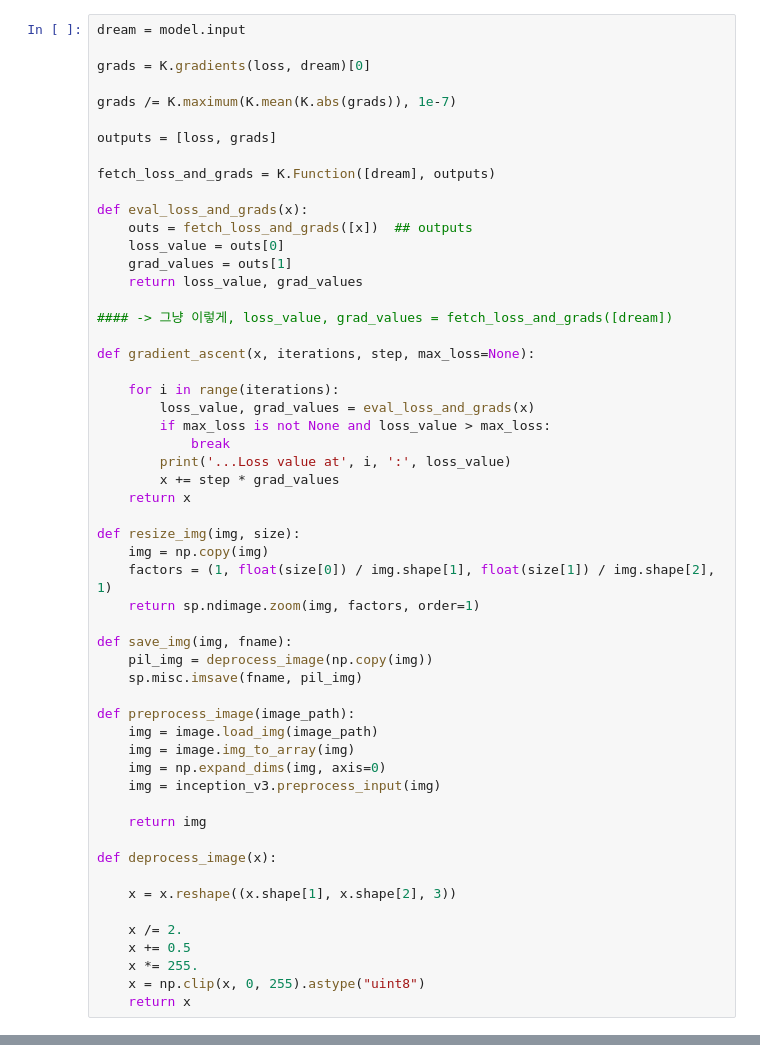
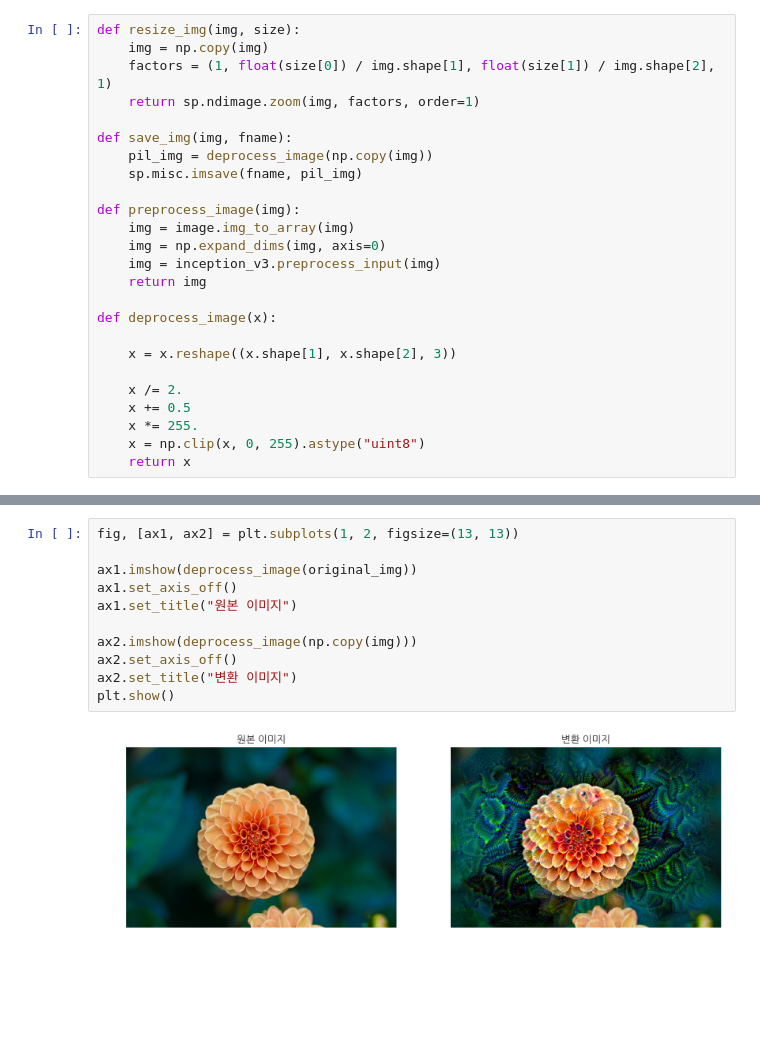
Before and after one commit to minus31/DeepDream_Keras, a Jupyter notebook: DeepDream_keras.ipynb, the cells around one changed output, grey strips where cells are left out. Saved outputs shown, nothing was run; the diff lists cells and outputs as text; blank space fills up the shorter version.

```diff
--- a/DeepDream_keras.ipynb
+++ b/DeepDream_keras.ipynb
@@ -51,32 +27,4 @@ WARNING:tensorflow:Variable += will be deprecated. Use variable.assign_add if yo
 # %%
-dream = model.input
-
-grads = K.gradients(loss, dream)[0]
-
-grads /= K.maximum(K.mean(K.abs(grads)), 1e-7)
-
-outputs = [loss, grads]
-
-fetch_loss_and_grads = K.Function([dream], outputs)
-
-def eval_loss_and_grads(x):
-    outs = fetch_loss_and_grads([x])  ## outputs
-    loss_value = outs[0]
-    grad_values = outs[1]
-    return loss_value, grad_values
-
-#### -> 그냥 이렇게, loss_value, grad_values = fetch_loss_and_grads([dream])
-
-def gradient_ascent(x, iterations, step, max_loss=None):
-
-    for i in range(iterations):
-        loss_value, grad_values = eval_loss_and_grads(x)
-        if max_loss is not None and loss_value > max_loss:
-            break
-        print('...Loss value at', i, ':', loss_value)
-        x += step * grad_values
-    return x
-
 def resize_img(img, size):
     img = np.copy(img)
     factors = (1, float(size[0]) / img.shape[1], float(size[1]) / img.shape[2], 1)
@@ -86,12 +34,10 @@ def save_img(img, fname):
     pil_img = deprocess_image(np.copy(img))
     sp.misc.imsave(fname, pil_img)
 
-def preprocess_image(image_path):
-    img = image.load_img(image_path)
+def preprocess_image(img):
     img = image.img_to_array(img)
     img = np.expand_dims(img, axis=0)
     img = inception_v3.preprocess_input(img)
-
     return img
 
 def deprocess_image(x):
@@ -176,0 +139,13 @@ Processing image shape (395, 395)
+# %%
+fig, [ax1, ax2] = plt.subplots(1, 2, figsize=(13, 13))
+
+ax1.imshow(deprocess_image(original_img))
+ax1.set_axis_off()
+ax1.set_title("원본 이미지")
+
+ax2.imshow(deprocess_image(np.copy(img)))
+ax2.set_axis_off()
+ax2.set_title("변환 이미지")
+plt.show()
+# %% [output]
+[figure, added]
```
Also changed, not shown: parts of 10 cells of this notebook, 11 other files.
